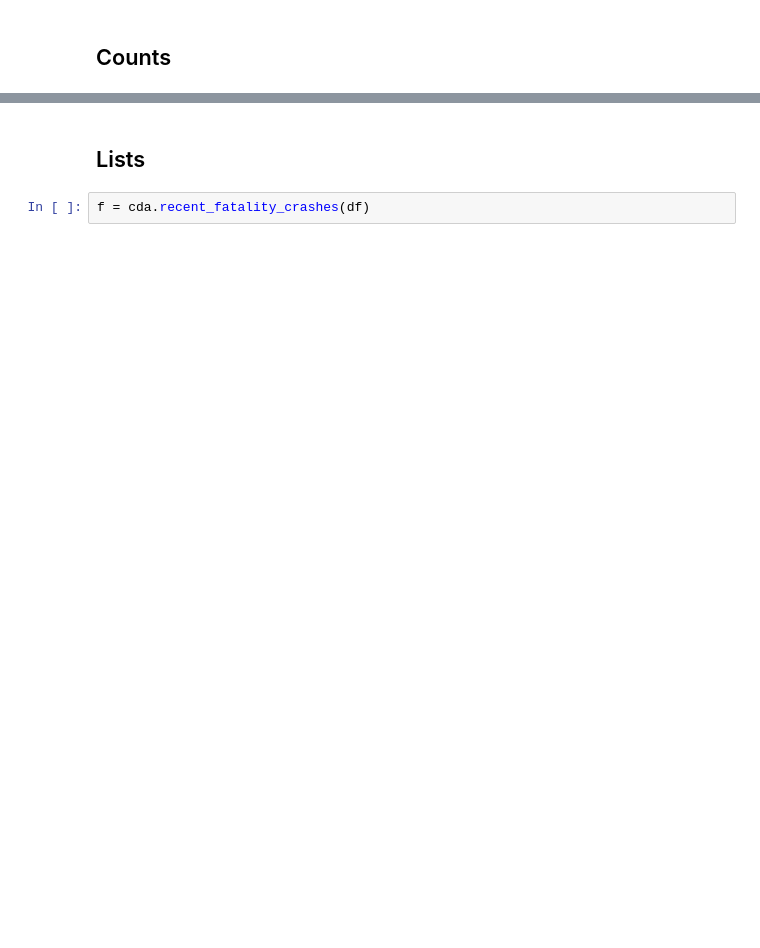
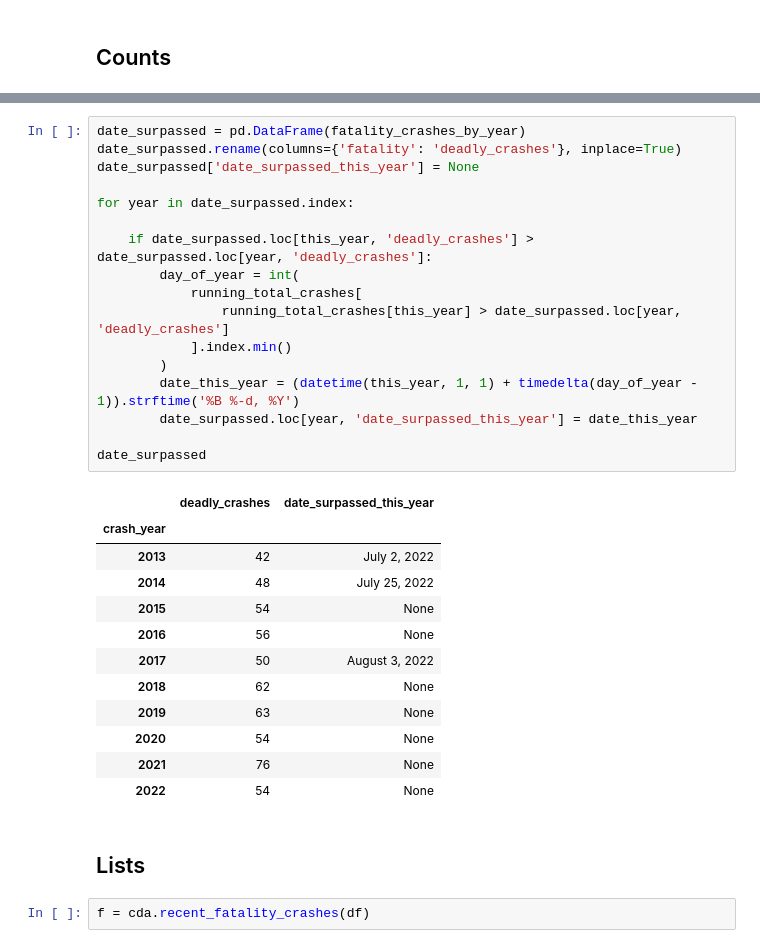
Before and after one commit to devinbrady/denver-street-data, a Jupyter notebook: Deadly_Crashes_by_Year.ipynb, the cells around one changed output, grey strips where cells are left out. Saved outputs shown, nothing was run; the diff lists cells and outputs as text; blank space fills up the shorter version.

```diff
--- a/Deadly_Crashes_by_Year.ipynb
+++ b/Deadly_Crashes_by_Year.ipynb
@@ -247,3 +252,33 @@ Name: fatality, dtype: float64
+# %%
+date_surpassed = pd.DataFrame(fatality_crashes_by_year)
+date_surpassed.rename(columns={'fatality': 'deadly_crashes'}, inplace=True)
+date_surpassed['date_surpassed_this_year'] = None
+
+for year in date_surpassed.index:
+
+    if date_surpassed.loc[this_year, 'deadly_crashes'] > date_surpassed.loc[year, 'deadly_crashes']:
+        day_of_year = int(
+            running_total_crashes[
+                running_total_crashes[this_year] > date_surpassed.loc[year, 'deadly_crashes']
+            ].index.min()
+        )
+        date_this_year = (datetime(this_year, 1, 1) + timedelta(day_of_year - 1)).strftime('%B %-d, %Y')
+        date_surpassed.loc[year, 'date_surpassed_this_year'] = date_this_year
+
+date_surpassed
+# %% [output]
+|  | deadly_crashes | date_surpassed_this_year |
+| crash_year |  |  |
+| 2013 | 42 | July 2, 2022 |
+| 2014 | 48 | July 25, 2022 |
+| 2015 | 54 | None |
+| 2016 | 56 | None |
+| 2017 | 50 | August 3, 2022 |
+| 2018 | 62 | None |
+| 2019 | 63 | None |
+| 2020 | 54 | None |
+| 2021 | 76 | None |
+| 2022 | 54 | None |
 # %% [markdown]
 ## Lists
 # %%
```
Also changed, not shown: parts of 17 cells of this notebook, 2 other files.
